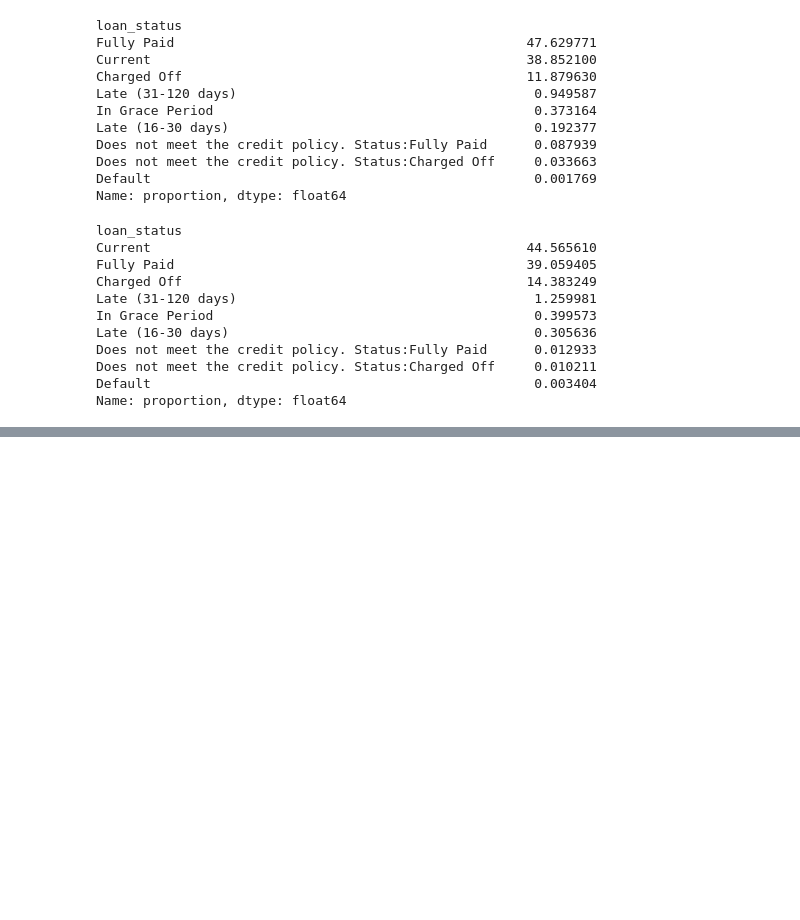
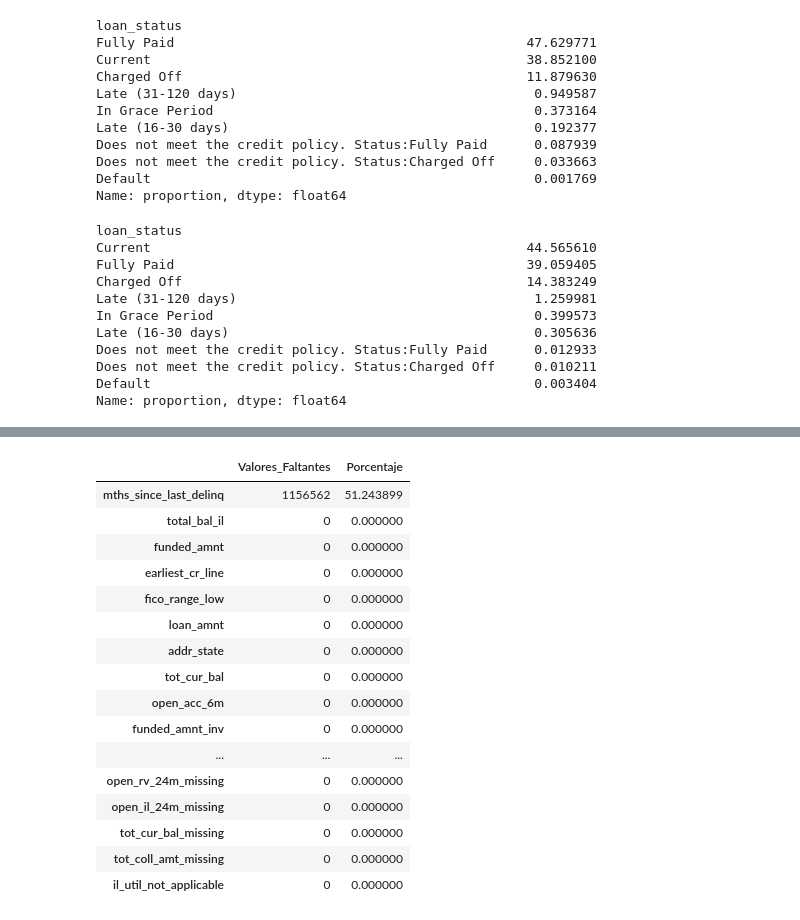
Before and after one commit to Caaamx/lendingclub-credit-risk-ml, a Jupyter notebook: notebooks/Exploring.ipynb, the cells around one changed output, grey strips where cells are left out. Cells and saved outputs as stored; diff of their text form; code cells hidden in the pictures; blank space fills up the shorter version.

```diff
--- a/notebooks/Exploring.ipynb
+++ b/notebooks/Exploring.ipynb
@@ -844,7 +866,14 @@ df_browse = df_browse.dropna(subset=low_missing_cols)
 # %%
-# ---------------------------------------------------------
-# 3. Variables categóricas con missing
-# ---------------------------------------------------------
+# ============================================
+# 3. MTHS_SINCE_RCNT_IL (recency variable)
+# ============================================
 
-df_browse['emp_length'] = df_browse['emp_length'].fillna('unknown')
+df_browse['mths_since_rcnt_il_missing'] = df_browse['mths_since_rcnt_il'].isna().astype(int)
+
+median_rcnt_il_post = df_browse.loc[
+    post_mask & df_browse['mths_since_rcnt_il'].notna(),
+    'mths_since_rcnt_il'
+].median()
+
+df_browse['mths_since_rcnt_il'] = df_browse['mths_since_rcnt_il'].fillna(median_rcnt_il_post)
 # %%
@@ -864,6 +892,6 @@ for col in financial_zero_impute:
 # %%
-df_browse['mths_since_rcnt_il_missing'] = df_browse['mths_since_rcnt_il'].isna().astype(int)
+# ============================================
+# 5. Variables categóricas
+# ============================================
 
-df_browse['mths_since_rcnt_il'] = df_browse['mths_since_rcnt_il'].fillna(
-    df_browse['mths_since_rcnt_il'].max()
-)
+df_browse['emp_length'] = df_browse['emp_length'].fillna('unknown')
@@ -869,0 +910,26 @@ df_browse['mths_since_rcnt_il'] = df_browse['mths_since_rcnt_il'].fillna(
+# %%
+missing_table = pd.DataFrame({
+    "Valores_Faltantes": df_browse.isna().sum(),
+    "Porcentaje": df_browse.isna().mean() * 100,
+})
+
+missing_table = missing_table.sort_values(by="Porcentaje", ascending=False)
+missing_table
+# %% [output]
+|  | Valores_Faltantes | Porcentaje |
+| mths_since_last_delinq | 1156562 | 51.243899 |
+| total_bal_il | 0 | 0.000000 |
+| funded_amnt | 0 | 0.000000 |
+| earliest_cr_line | 0 | 0.000000 |
+| fico_range_low | 0 | 0.000000 |
+| loan_amnt | 0 | 0.000000 |
+| addr_state | 0 | 0.000000 |
+| tot_cur_bal | 0 | 0.000000 |
+| open_acc_6m | 0 | 0.000000 |
+| funded_amnt_inv | 0 | 0.000000 |
+| ... | ... | ... |
+| open_rv_24m_missing | 0 | 0.000000 |
+| open_il_24m_missing | 0 | 0.000000 |
+| tot_cur_bal_missing | 0 | 0.000000 |
+| tot_coll_amt_missing | 0 | 0.000000 |
+| il_util_not_applicable | 0 | 0.000000 |
```
Also changed, not shown: parts of 7 cells of this notebook.
